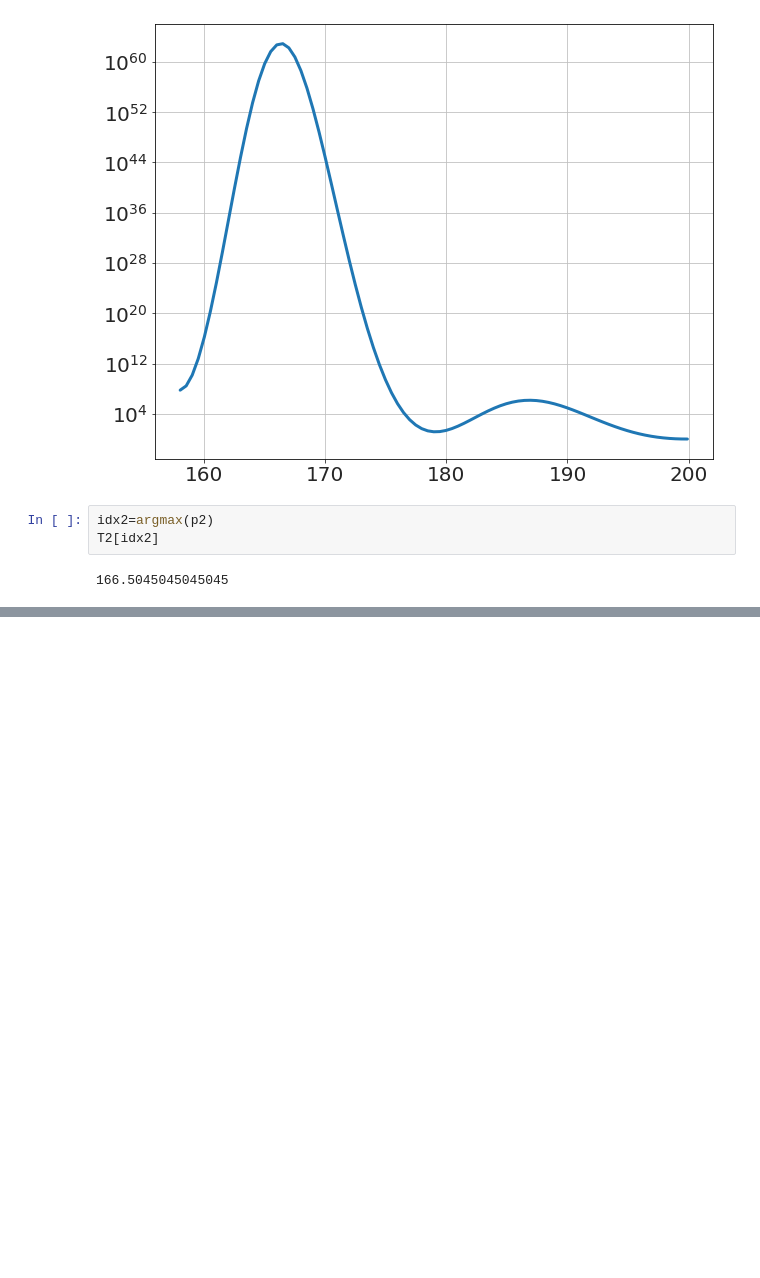
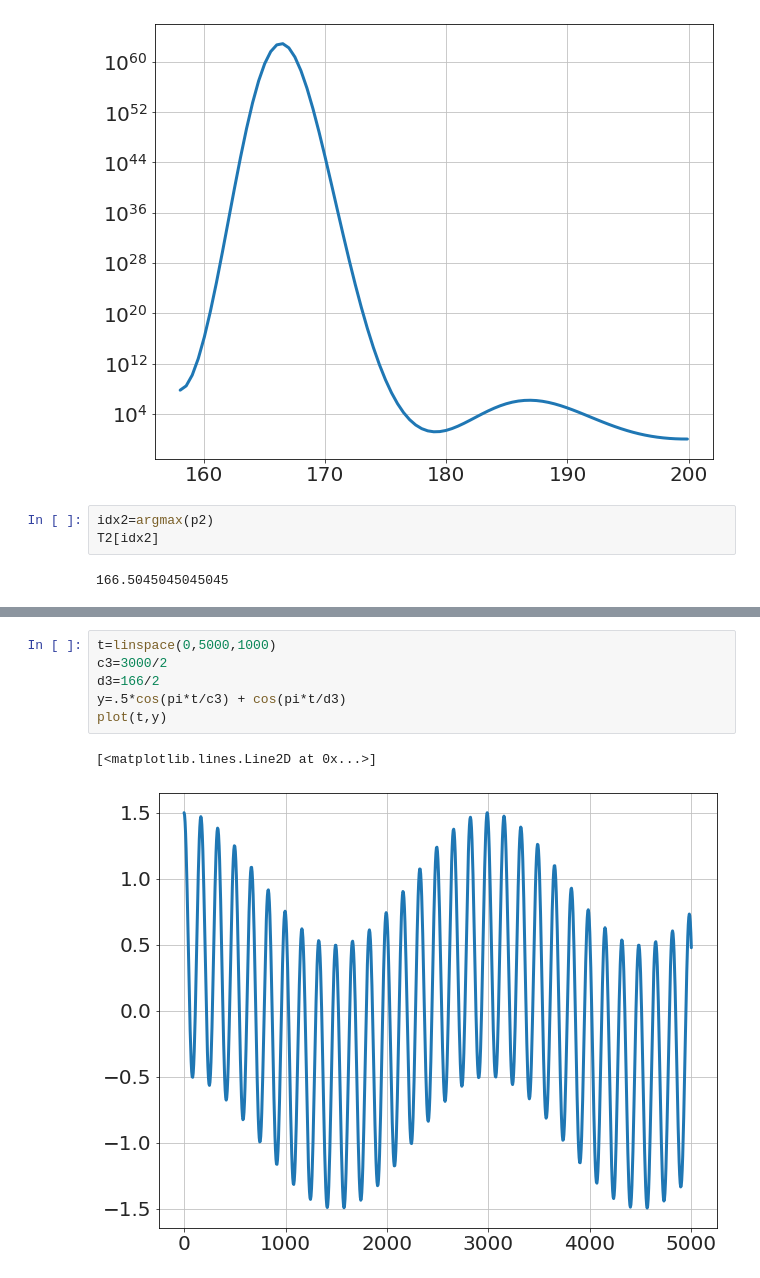
Before and after one commit to bblais/Computer-Programming-for-the-Sciences-Spring-2021, a Jupyter notebook: 2021-05-04 Finding Peak Frequency - Downey Example.ipynb, the cells around one changed output, grey strips where cells are left out. Drawn from its saved outputs; the diff is of its cells as text; blank space fills up the shorter version.

```diff
--- a/2021-05-04 Finding Peak Frequency - Downey Example.ipynb
+++ b/2021-05-04 Finding Peak Frequency - Downey Example.ipynb
@@ -145,0 +171,9 @@ T2[idx2]
+# %%
+t=linspace(0,5000,1000)
+c3=3000/2
+d3=166/2
+y=.5*cos(pi*t/c3) + cos(pi*t/d3)
+plot(t,y)
+# %% [output]
+[<matplotlib.lines.Line2D at 0x...>]
+[figure, added]
```
Also changed, not shown: parts of 3 cells of this notebook, 3 other files.
